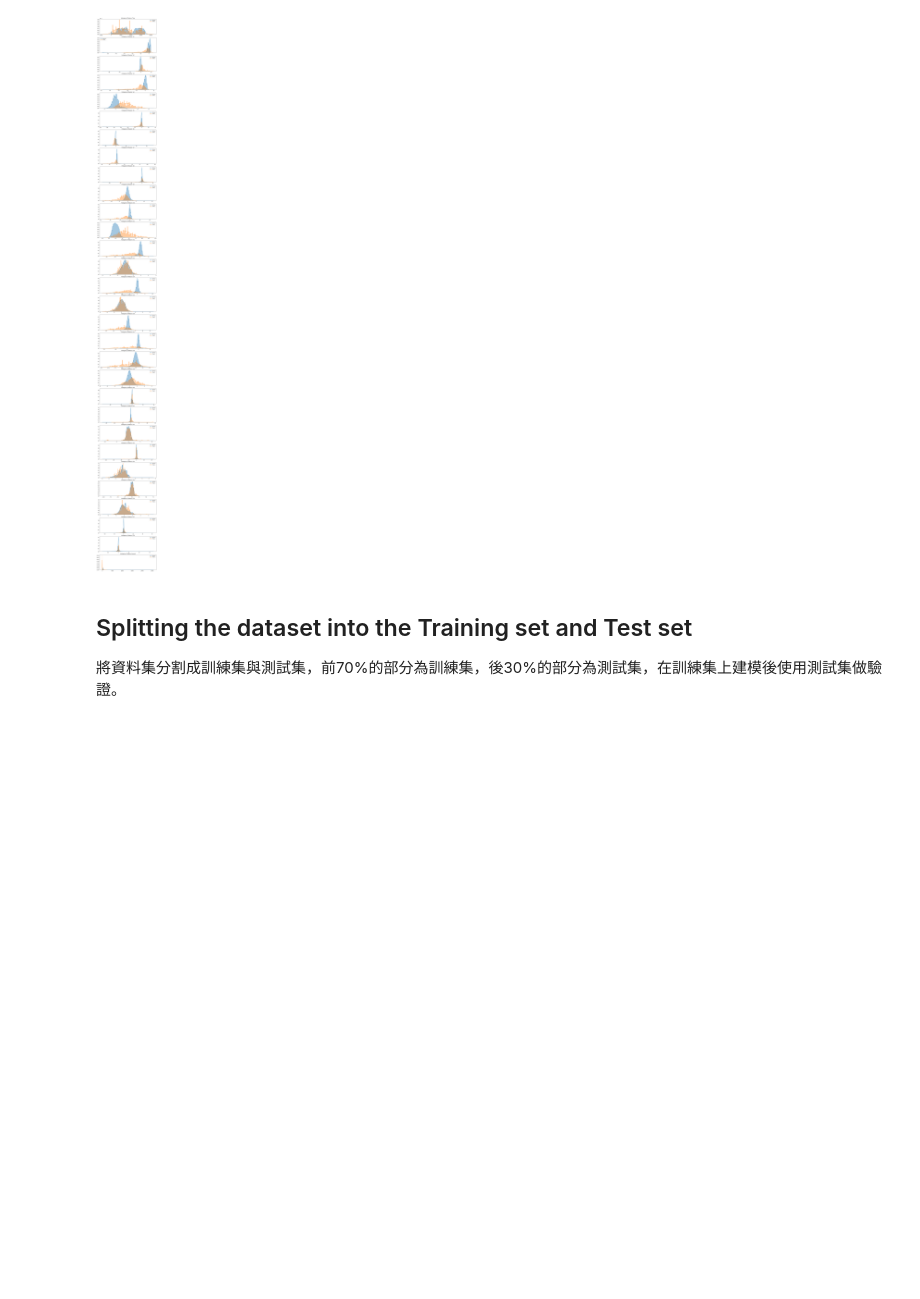
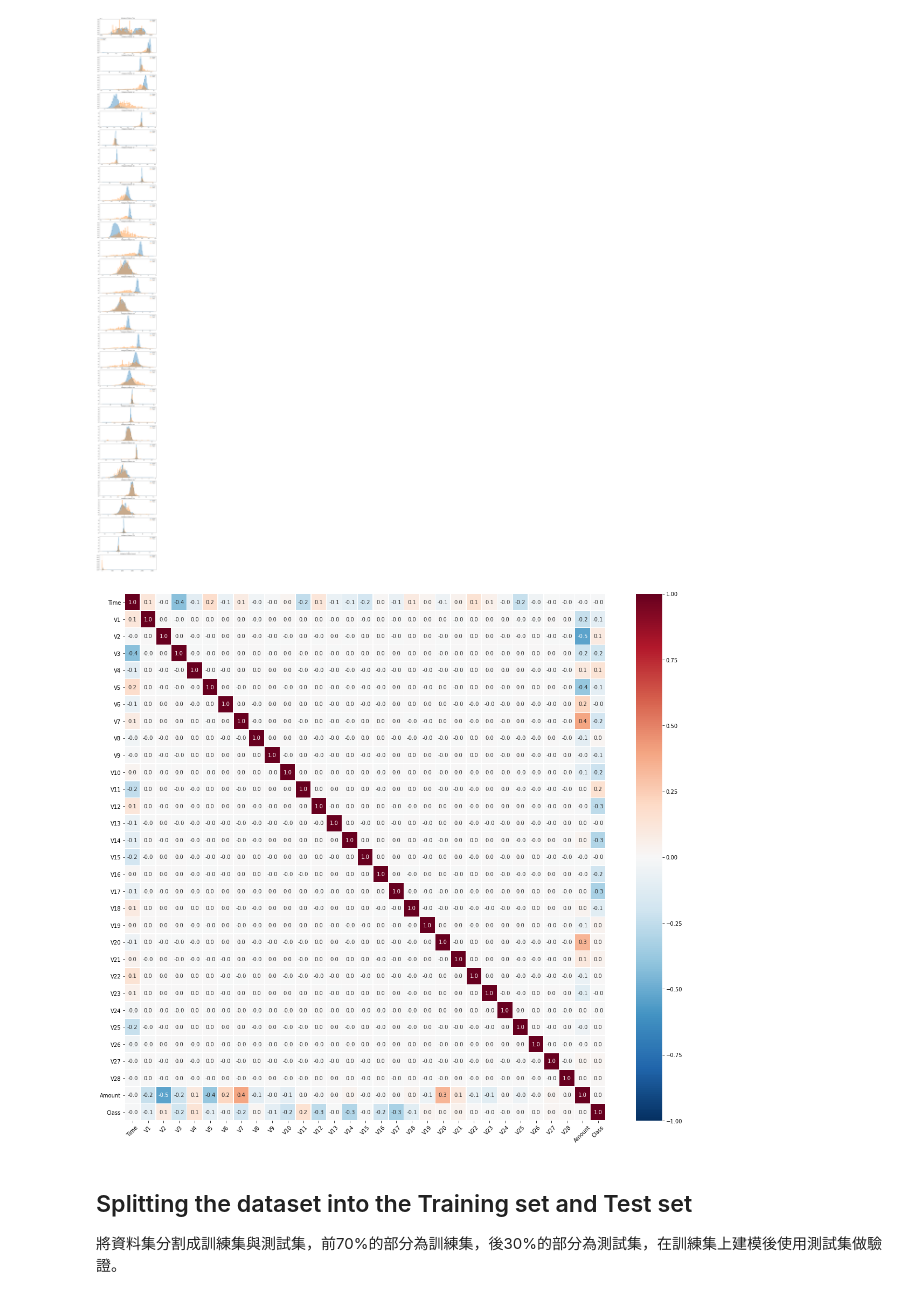
Before and after one commit to wuhong60909/Data-Analysis-Projects, a Jupyter notebook: Credit_Card_Fraud_Detection/FeatureSelection.ipynb, the cells around one changed output. Saved outputs shown, nothing was run; the diff lists cells and outputs as text; code cells hidden in the pictures; blank space fills up the shorter version.

Commit message:
Correlation Matrix

```diff
--- a/Credit_Card_Fraud_Detection/FeatureSelection.ipynb
+++ b/Credit_Card_Fraud_Detection/FeatureSelection.ipynb
@@ -109,6 +109,19 @@ for i, cn in enumerate(dataset[v_features]):
 plt.show()
 # %% [output]
 [figure]
+# %%
+# Correlation matrix
+plt.subplots(figsize = (20, 18))
+ax = sns.heatmap(dataset.corr(), vmin = -1, vmax = 1,
+                 annot = True,
+                 linewidths = .5,
+                 fmt = '.1f',
+                 cmap = "RdBu_r")
+ax.set_xticklabels(ax.get_xticklabels(), rotation = 45)
+plt.savefig('corr_matrix.png')
+plt.show()
+# %% [output]
+[figure, added]
 # %% [markdown]
 ## Splitting the dataset into the Training set and Test set
 
```
Also changed, not shown: parts of 1 cell of this notebook.
